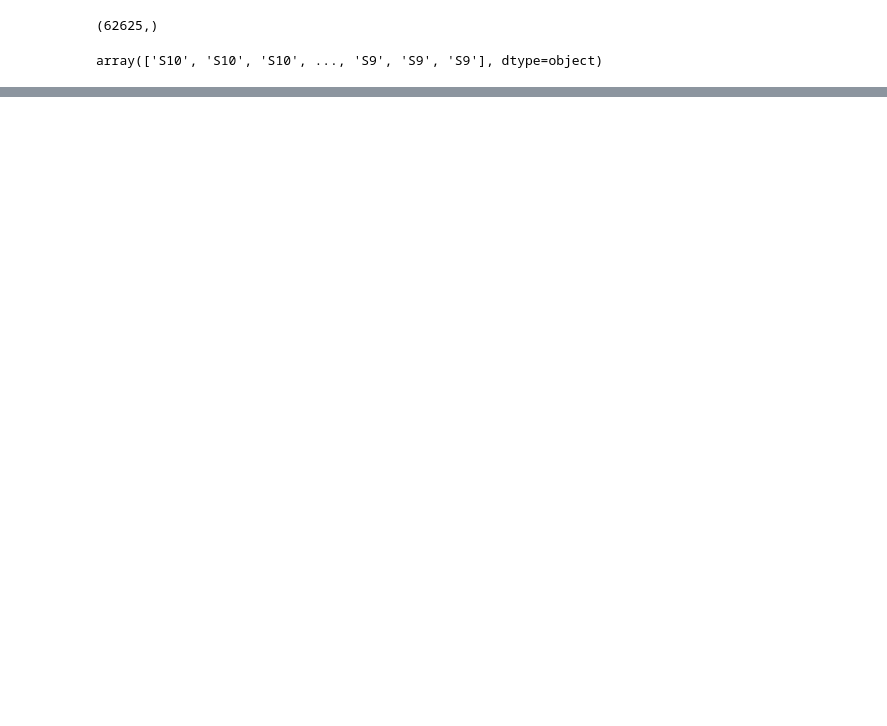
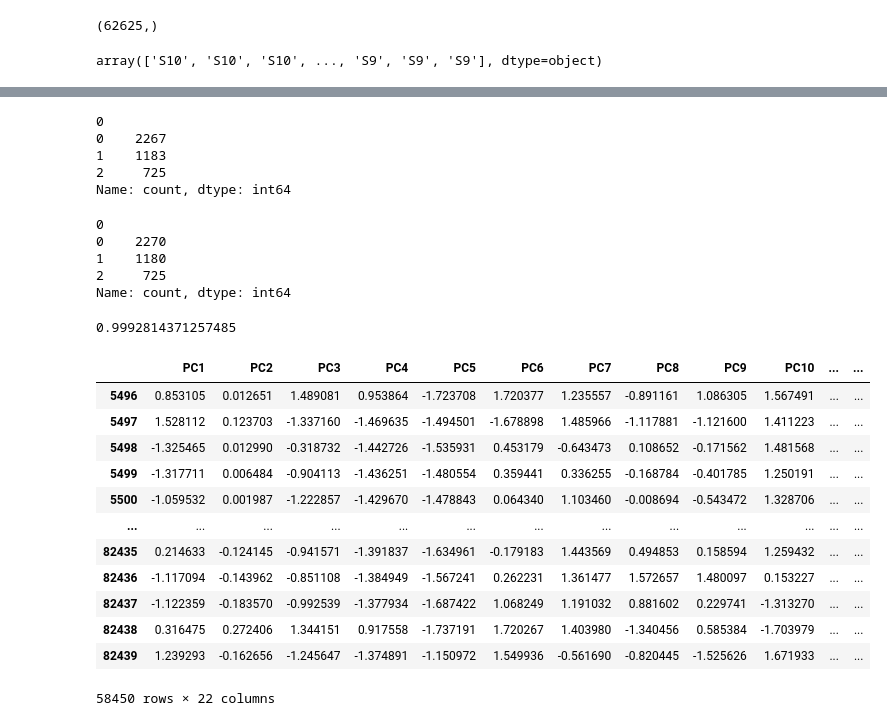
Before and after one commit to Momellouky/stress_detection_using_physiological_signals, a Jupyter notebook: src/notebooks/EDA.ipynb, the cells around one changed output, grey strips where cells are left out. Cells and saved outputs as stored; diff of their text form; code cells hidden in the pictures; blank space fills up the shorter version.

```diff
--- a/src/notebooks/EDA.ipynb
+++ b/src/notebooks/EDA.ipynb
@@ -425,0 +508,36 @@ ValueError: Unknown label type: unknown. Maybe you are trying to fit a classifie
+# %%
+pd.DataFrame(y_pred).value_counts()
+# %% [output]
+0
+0    2267
+1    1183
+2     725
+Name: count, dtype: int64
+# %%
+pd.DataFrame(y_test.values).value_counts()
+# %% [output]
+0
+0    2270
+1    1180
+2     725
+Name: count, dtype: int64
+# %%
+accuracy_score(y_true=y_test.values, y_pred=y_pred)
+# %% [output]
+0.9992814371257485
+# %%
+scaled_data_[~(scaled_data_['subject'] == 'S10')]
+# %% [output]
+|  | PC1 | PC2 | PC3 | PC4 | PC5 | PC6 | PC7 | PC8 | PC9 | PC10 | ... | ... |
+| 5496 | 0.853105 | 0.012651 | 1.489081 | 0.953864 | -1.723708 | 1.720377 | 1.235557 | -0.891161 | 1.086305 | 1.567491 | ... | ... |
+| 5497 | 1.528112 | 0.123703 | -1.337160 | -1.469635 | -1.494501 | -1.678898 | 1.485966 | -1.117881 | -1.121600 | 1.411223 | ... | ... |
+| 5498 | -1.325465 | 0.012990 | -0.318732 | -1.442726 | -1.535931 | 0.453179 | -0.643473 | 0.108652 | -0.171562 | 1.481568 | ... | ... |
+| 5499 | -1.317711 | 0.006484 | -0.904113 | -1.436251 | -1.480554 | 0.359441 | 0.336255 | -0.168784 | -0.401785 | 1.250191 | ... | ... |
+| 5500 | -1.059532 | 0.001987 | -1.222857 | -1.429670 | -1.478843 | 0.064340 | 1.103460 | -0.008694 | -0.543472 | 1.328706 | ... | ... |
+| ... | ... | ... | ... | ... | ... | ... | ... | ... | ... | ... | ... | ... |
+| 82435 | 0.214633 | -0.124145 | -0.941571 | -1.391837 | -1.634961 | -0.179183 | 1.443569 | 0.494853 | 0.158594 | 1.259432 | ... | ... |
+| 82436 | -1.117094 | -0.143962 | -0.851108 | -1.384949 | -1.567241 | 0.262231 | 1.361477 | 1.572657 | 1.480097 | 0.153227 | ... | ... |
+| 82437 | -1.122359 | -0.183570 | -0.992539 | -1.377934 | -1.687422 | 1.068249 | 1.191032 | 0.881602 | 0.229741 | -1.313270 | ... | ... |
+| 82438 | 0.316475 | 0.272406 | 1.344151 | 0.917558 | -1.737191 | 1.720267 | 1.403980 | -1.340456 | 0.585384 | -1.703979 | ... | ... |
+| 82439 | 1.239293 | -0.162656 | -1.245647 | -1.374891 | -1.150972 | 1.549936 | -0.561690 | -0.820445 | -1.525626 | 1.671933 | ... | ... |
+58450 rows × 22 columns
```
Also changed, not shown: parts of 17 cells of this notebook.
